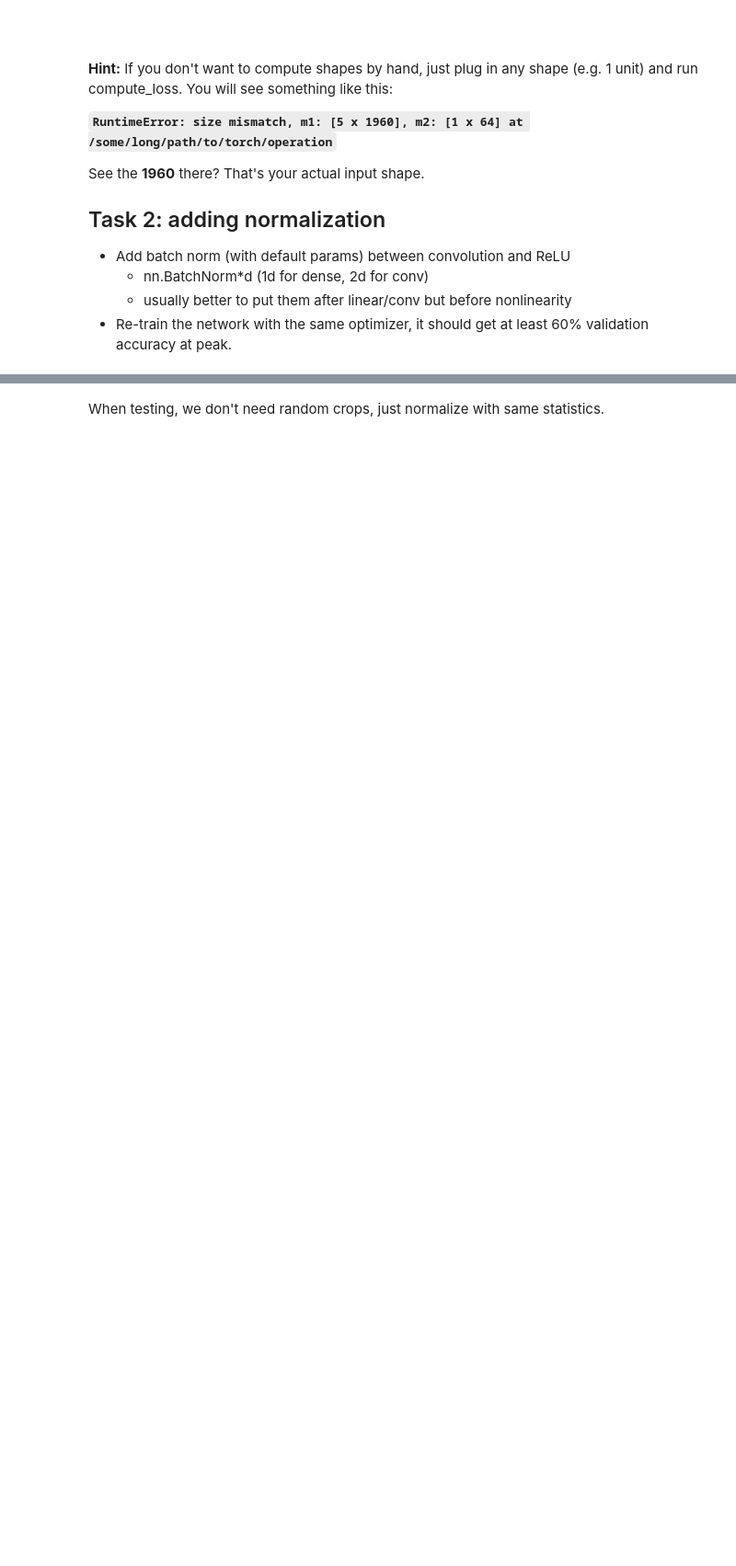
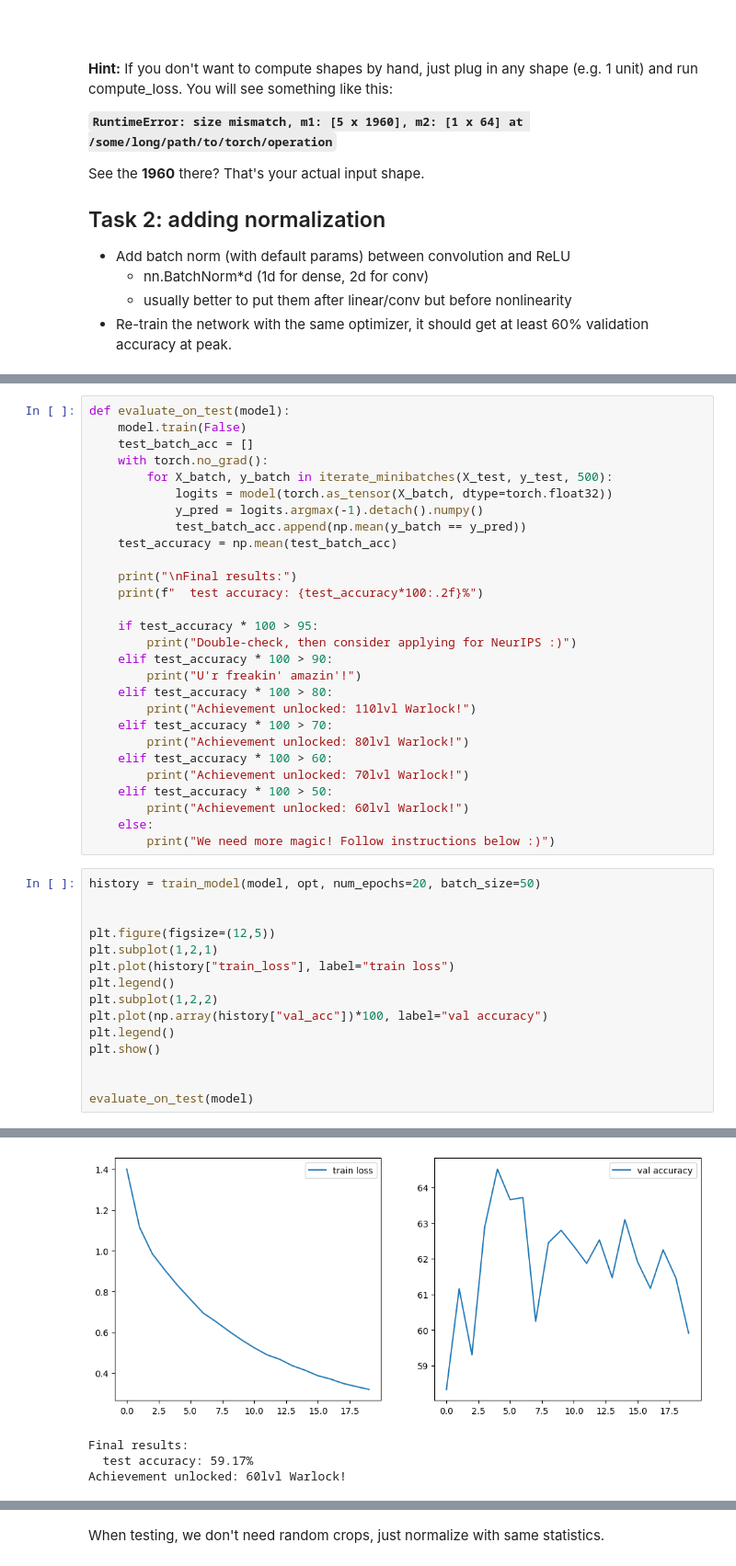
Before and after one commit to Sanjar-Javodov/Academic-projects, a Jupyter notebook: week03_convnets/seminar_pytorch.ipynb, the cells around one changed output, grey strips where cells are left out. Shown at 92% size. Drawn from its saved outputs; the diff is of its cells as text; blank space fills up the shorter version.

````diff
--- a/week03_convnets/seminar_pytorch.ipynb
+++ b/week03_convnets/seminar_pytorch.ipynb
@@ -221,0 +466,44 @@ See the __1960__ there? That's your actual input shape.
+# %%
+def evaluate_on_test(model):
+    model.train(False)
+    test_batch_acc = []
+    with torch.no_grad():
+        for X_batch, y_batch in iterate_minibatches(X_test, y_test, 500):
+            logits = model(torch.as_tensor(X_batch, dtype=torch.float32))
+            y_pred = logits.argmax(-1).detach().numpy()
+            test_batch_acc.append(np.mean(y_batch == y_pred))
+    test_accuracy = np.mean(test_batch_acc)
+
+    print("\nFinal results:")
+    print(f"  test accuracy: {test_accuracy*100:.2f}%")
+
+    if test_accuracy * 100 > 95:
+        print("Double-check, then consider applying for NeurIPS :)")
+    elif test_accuracy * 100 > 90:
+        print("U'r freakin' amazin'!")
+    elif test_accuracy * 100 > 80:
+        print("Achievement unlocked: 110lvl Warlock!")
+    elif test_accuracy * 100 > 70:
+        print("Achievement unlocked: 80lvl Warlock!")
+    elif test_accuracy * 100 > 60:
+        print("Achievement unlocked: 70lvl Warlock!")
+    elif test_accuracy * 100 > 50:
+        print("Achievement unlocked: 60lvl Warlock!")
+    else:
+        print("We need more magic! Follow instructions below :)")
+# %%
+history = train_model(model, opt, num_epochs=20, batch_size=50)
+
+
+plt.figure(figsize=(12,5))
+plt.subplot(1,2,1)
+plt.plot(history["train_loss"], label="train loss")
+plt.legend()
+plt.subplot(1,2,2)
+plt.plot(np.array(history["val_acc"])*100, label="val accuracy")
+plt.legend()
+plt.show()
+
+
+evaluate_on_test(model)
+# %% [output]
@@ -222,3 +530,7 @@ See the __1960__ there? That's your actual input shape.
+[figure, added]
+Final results:
+  test accuracy: 59.17%
+Achievement unlocked: 60lvl Warlock!
 # %% [markdown]
 
 ```
````
Also changed, not shown: parts of 18 cells of this notebook.
